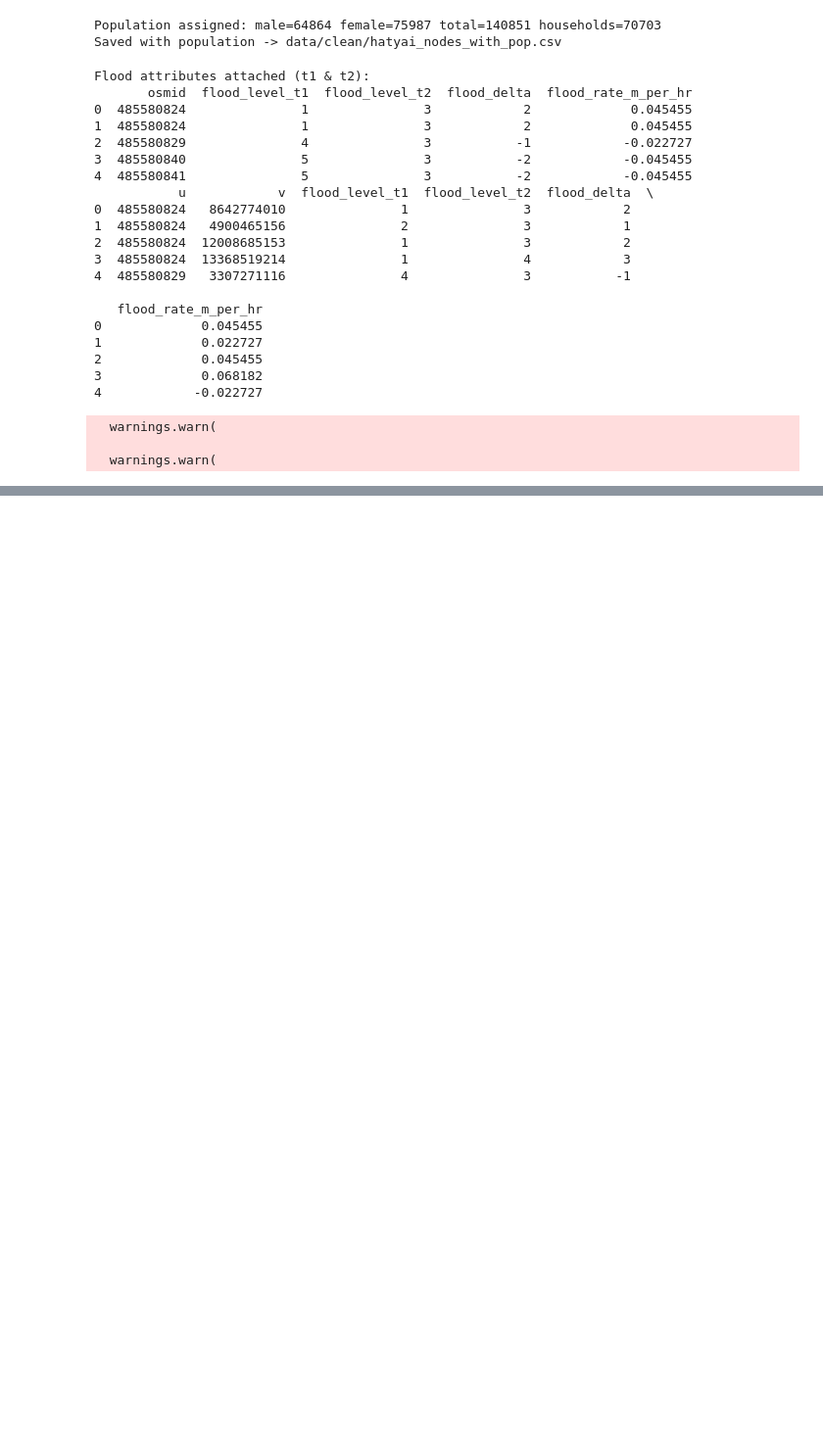
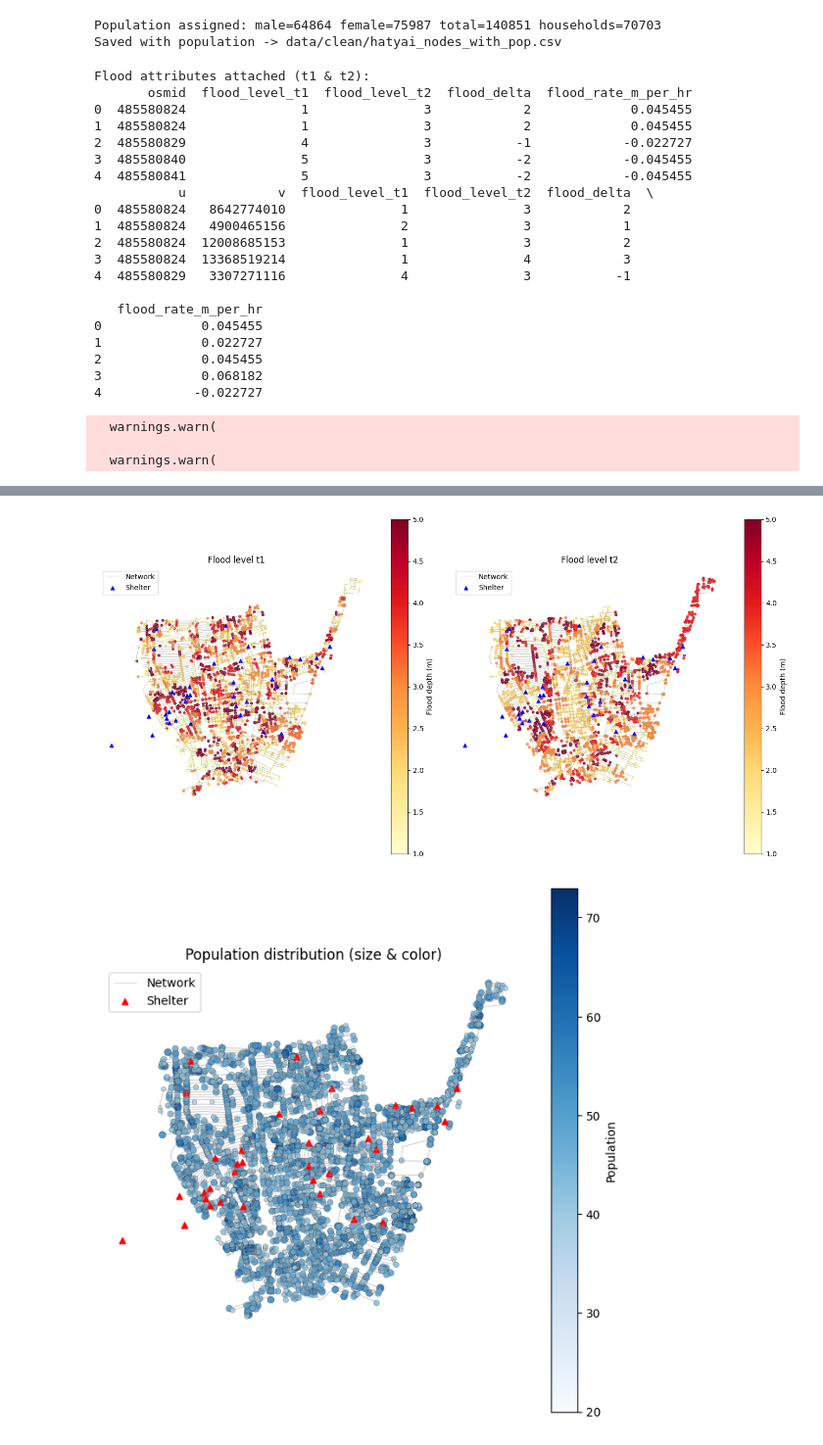
Before and after one commit to CosmosDever/Thesis-EvSim-Flooding-TH, a Jupyter notebook: Test_on_HatYai.ipynb, the cells around one changed output, grey strips where cells are left out. Shown at 98% size. Cells and saved outputs as stored; diff of their text form; code cells hidden in the pictures; blank space fills up the shorter version.

```diff
--- a/Test_on_HatYai.ipynb
+++ b/Test_on_HatYai.ipynb
@@ -437,0 +453,63 @@ Flood attributes attached (t1 & t2):
+# %%
+# Maps: separate flood levels (t1, t2) with network, and population colored by size
+nodes_plot = gpd.GeoDataFrame(
+    nodes_with_flood,
+    geometry=gpd.points_from_xy(nodes_with_flood.x, nodes_with_flood.y),
+    crs="EPSG:4326",
+)
+edges_geom = (
+    ox.graph_to_gdfs(graph_filtered, nodes=False, edges=True)
+    .reset_index()[["u", "v", "key", "geometry"]]
+)
+
+# Flood level maps (fixed marker size) + network lines
+fig, axes = plt.subplots(1, 2, figsize=(14, 7))
+for ax, col, title in zip(
+    axes,
+    ["flood_level_t1", "flood_level_t2"],
+    ["Flood level t1", "Flood level t2"],
+):
+    edges_geom.plot(ax=ax, color="#999", linewidth=0.5, alpha=0.4, label="Network")
+    nodes_plot.plot(
+        ax=ax,
+        column=col,
+        cmap="YlOrRd",
+        markersize=10,
+        alpha=0.8,
+        legend=True,
+        legend_kwds={"label": "Flood depth (m)"},
+    )
+    shelters.plot(ax=ax, color="blue", markersize=25, marker="^", label="Shelter")
+    ax.set_title(title)
+    ax.set_axis_off()
+    ax.legend()
+plt.tight_layout()
+plt.show()
+
+# Population map (size and color by pop_total) + network lines
+pop_series = nodes_with_flood.get("pop_total")
+if pop_series is None:
+    pop_series = pd.Series(1, index=nodes_with_flood.index)
+pop_norm = (pop_series - pop_series.min()).clip(lower=1)
+pop_size = 50 * pop_norm / pop_norm.max()
+fig, ax = plt.subplots(1, 1, figsize=(8, 8))
+edges_geom.plot(ax=ax, color="#999", linewidth=0.5, alpha=0.4, label="Network")
+nodes_plot.plot(
+    ax=ax,
+    column=pop_series,
+    cmap="Blues",
+    markersize=pop_size,
+    alpha=0.8,
+    edgecolor="k",
+    linewidth=0.2,
+    legend=True,
+    legend_kwds={"label": "Population"},
+)
+shelters.plot(ax=ax, color="red", markersize=25, marker="^", label="Shelter")
+ax.set_title("Population distribution (size & color)")
+ax.set_axis_off()
+ax.legend()
+plt.show()
+# %% [output]
+[figure, added]
+[figure, added]
```
Also changed, not shown: parts of 1 cell of this notebook.
